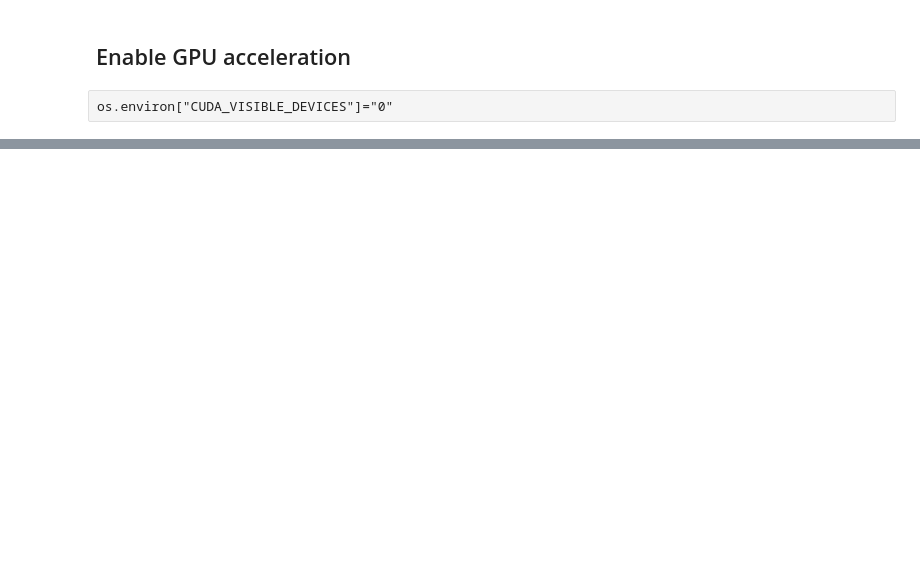
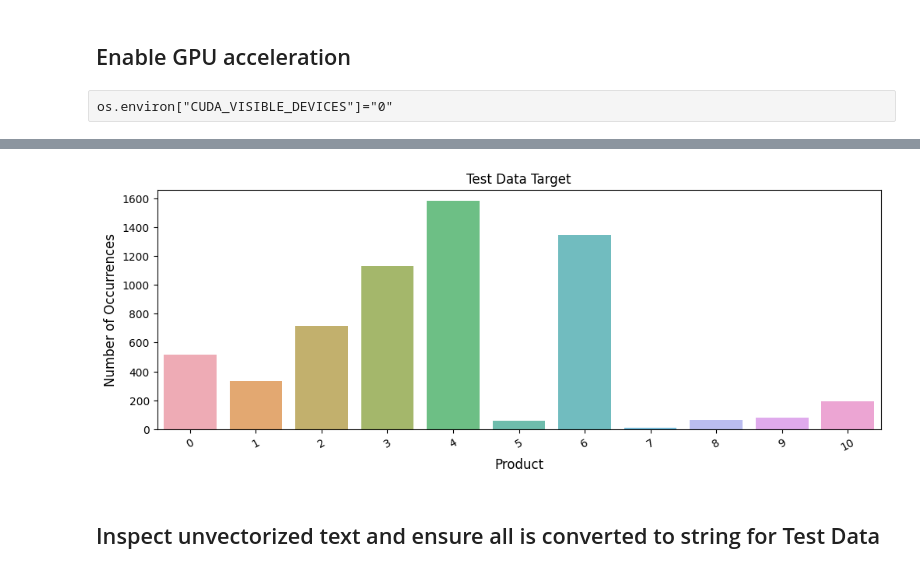
Before and after one commit to schellrw/consumer_complaints, a Jupyter notebook: 03_simpleTransformers.ipynb, the cells around one changed output, grey strips where cells are left out. Drawn from its saved outputs; the diff is of its cells as text; code cells hidden in the pictures; blank space fills up the shorter version.

Commit message:
evaluate simpleTransformers with test dataset

```diff
--- a/03_simpleTransformers.ipynb
+++ b/03_simpleTransformers.ipynb
@@ -308,0 +546,4 @@ print(model_outputs)
+# %%
+# Test data targets
+y_test = pd.read_parquet('./input/y_targets/y_test_LE.parquet')
+y_test.head()
@@ -308,0 +557,3 @@ print(model_outputs)
+# %%
+product_test = y_test['label'].value_counts()
+print(product_test)
@@ -308,0 +573,10 @@ print(model_outputs)
+# %%
+plt.figure(figsize=(12,4))
+sns.barplot(x=product_test.index, y=product_test.values, alpha=0.8)
+plt.title('Test Data Target')
+plt.ylabel('Number of Occurrences', fontsize=12)
+plt.xlabel('Product', fontsize=12)
+plt.xticks(rotation=30)
+plt.show()
+# %% [output]
+[figure, added]
@@ -308,0 +586,2 @@ print(model_outputs)
+# %% [markdown]
+## Inspect unvectorized text and ensure all is converted to string for Test Data
```
Also changed, not shown: parts of 94 cells of this notebook, 1 other file.
